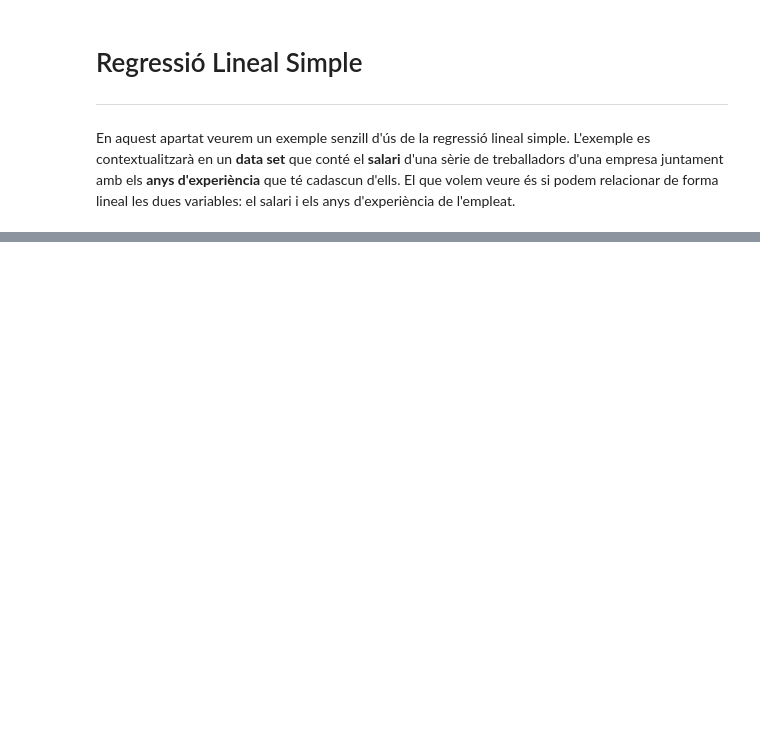
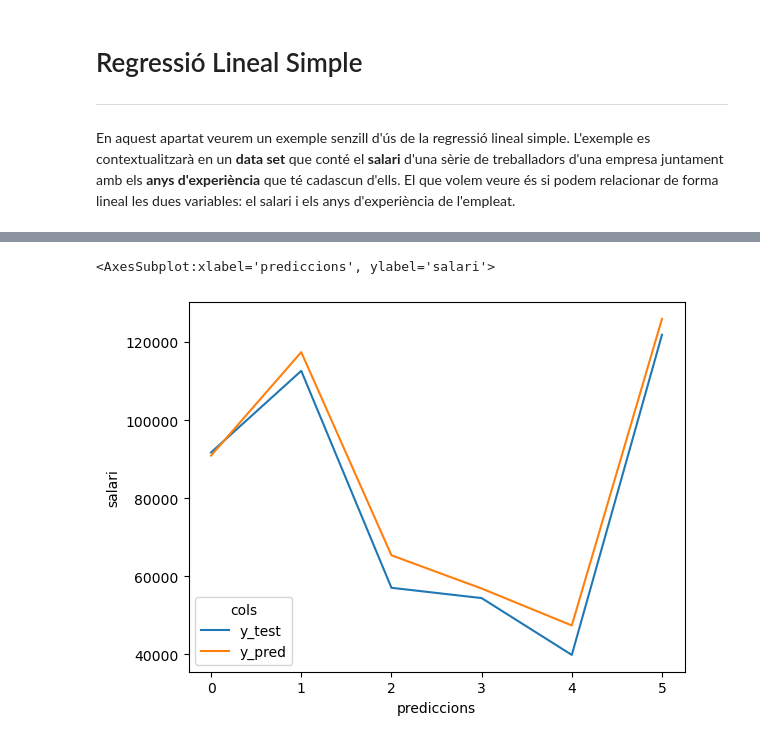
Before and after one commit to robertventura/sistemes-aprenentatge-automatic, a Jupyter notebook: 02_models_supervisats/02_regressio_lineal_simple.ipynb, the cells around one changed output, grey strips where cells are left out. Saved outputs shown, nothing was run; the diff lists cells and outputs as text; code cells hidden in the pictures; blank space fills up the shorter version.

```diff
--- a/02_models_supervisats/02_regressio_lineal_simple.ipynb
+++ b/02_models_supervisats/02_regressio_lineal_simple.ipynb
@@ -133,0 +105,4 @@ AttributeError: 'LinearRegression' object has no attribute 'summary'
+# %%
+
+lr = LinearRegression()
+lr.fit(x_train,y_train)
@@ -133,0 +113,3 @@ AttributeError: 'LinearRegression' object has no attribute 'summary'
+# %%
+y_pred = lr.predict(x_test)
+y_pred
@@ -133,0 +127,4 @@ AttributeError: 'LinearRegression' object has no attribute 'summary'
+# %%
+df = pd.DataFrame({"y_test":list(y_test.flatten()),"y_pred":list(y_pred.flatten())})
+df["prediccions"]=[i for i in range(6)]
+df
@@ -133,0 +139,4 @@ AttributeError: 'LinearRegression' object has no attribute 'summary'
+# %%
+#Afegim com a columna (cols els valors de cada)
+dfm = df.melt('prediccions', var_name='cols', value_name='salari')
+dfm
@@ -133,0 +157,5 @@ AttributeError: 'LinearRegression' object has no attribute 'summary'
+# %%
+sns.lineplot(data=dfm, x="prediccions", y="salari", hue="cols")
+# %% [output]
+<AxesSubplot:xlabel='prediccions', ylabel='salari'>
+[figure, added]
```
Also changed, not shown: parts of 48 cells of this notebook, 4 other files.
